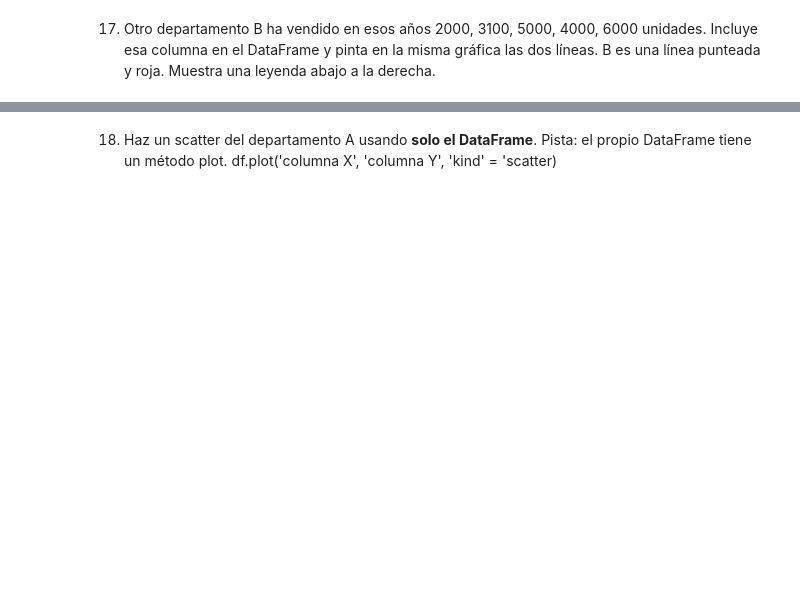
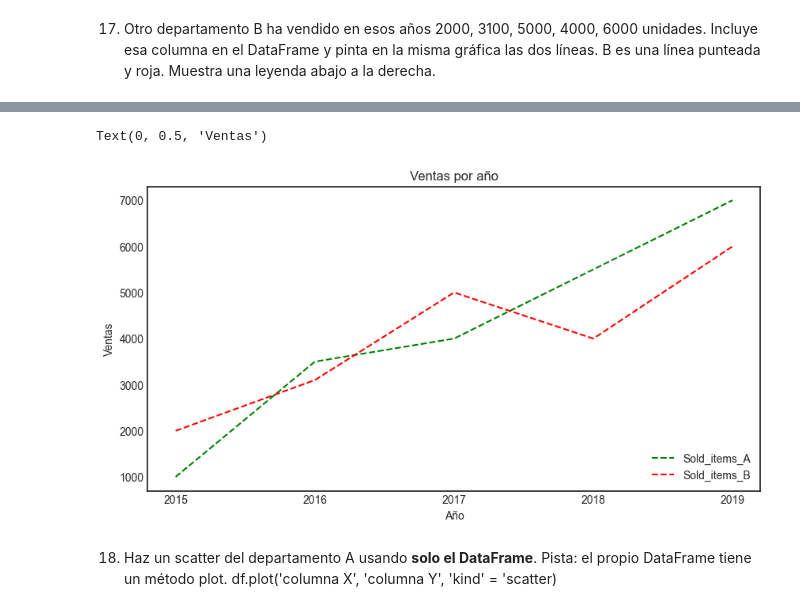
Before and after one commit to ABAmbros/REPO_BOOTCAMP_THE_BRIDGE_DATA, a Jupyter notebook: 2-Data Analysis/3-Visualizacion/1-Matplotlib/Ejercicios/ejercicios_Matplotlib_ANTONIO_AMBROSIO.ipynb, the cells around one changed output, grey strips where cells are left out. Drawn from its saved outputs; the diff is of its cells as text; code cells hidden in the pictures; blank space fills up the shorter version.

```diff
--- a/2-Data Analysis/3-Visualizacion/1-Matplotlib/Ejercicios/ejercicios_Matplotlib_ANTONIO_AMBROSIO.ipynb
+++ b/2-Data Analysis/3-Visualizacion/1-Matplotlib/Ejercicios/ejercicios_Matplotlib_ANTONIO_AMBROSIO.ipynb
@@ -232,0 +248,6 @@ Cambia el estilo a 'seaborn-white'. La línea debe ser con rayas y verde.
+# %%
+df = pd.DataFrame({'Year': ['2015', '2016', '2017', '2018', '2019'],
+                    'Sold_items_A': [1000, 3500, 4000, 5500, 7000],
+                    'Sold_items_B': [2000, 3100, 5000, 4000, 6000]})
+
+df
@@ -233,3 +261,13 @@ Cambia el estilo a 'seaborn-white'. La línea debe ser con rayas y verde.
+# %%
+plt.style.use("seaborn-white")
+df.plot(kind='line', x= "Year", y= ["Sold_items_A", "Sold_items_B"], title= "Ventas Anuales", linestyle='--', color=['green', 'red'],figsize=(10, 5))
+plt.legend(loc='lower right')
+plt.title('Ventas por año')
+plt.xlabel('Año')
+plt.ylabel('Ventas')
+# %% [output]
+Text(0, 0.5, 'Ventas')
+[figure, added]
 # %% [markdown]
 18. Haz un scatter del departamento A usando __solo el DataFrame__.
 Pista: el propio DataFrame tiene un método plot.
```
Also changed, not shown: parts of 8 cells of this notebook, 8 other files.
